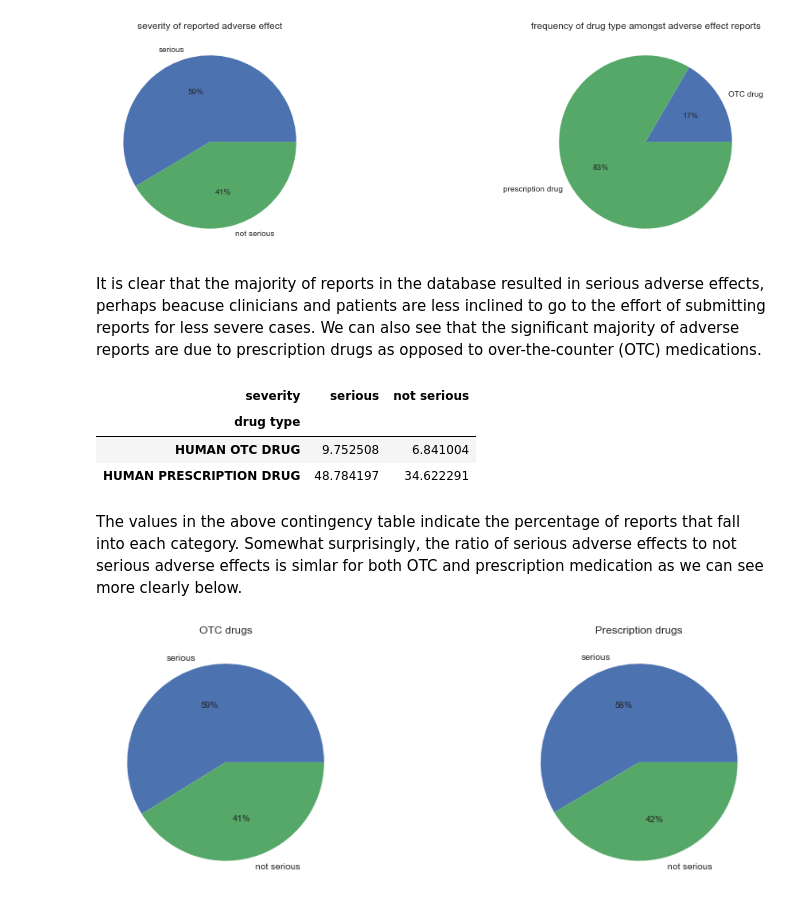
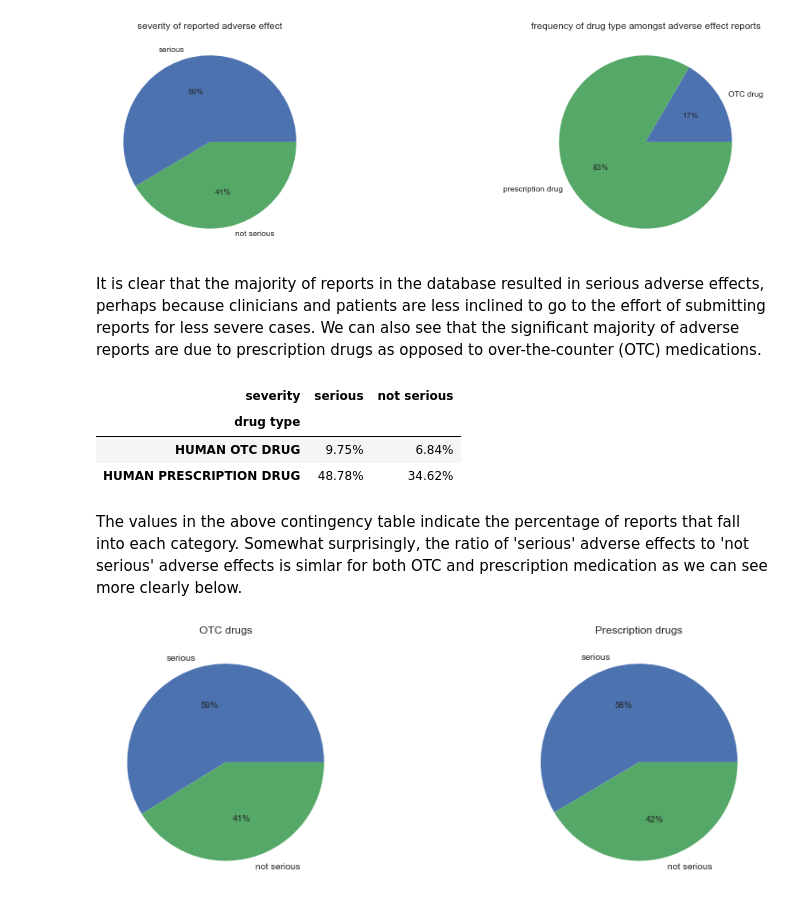
Before and after one commit to ambevan/OpenFDA_Case_Study, a Jupyter notebook: Exploring_OpenFDA_Adverse_Reactions.ipynb, the cells around one changed output. Cells and saved outputs as stored; diff of their text form; code cells hidden in the pictures.

```diff
--- a/Exploring_OpenFDA_Adverse_Reactions.ipynb
+++ b/Exploring_OpenFDA_Adverse_Reactions.ipynb
@@ -175,15 +179,15 @@ ax2.set_ylabel('');
 # %% [output]
 [figure]
 # %% [markdown]
-It is clear that the majority of reports in the database resulted in serious adverse effects, perhaps beacuse clinicians and patients are less inclined to go to the effort of submitting reports for less severe cases. We can also see that the significant majority of adverse reports are due to prescription drugs as opposed to over-the-counter (OTC) medications.
+It is clear that the majority of reports in the database resulted in serious adverse effects, perhaps because clinicians and patients are less inclined to go to the effort of submitting reports for less severe cases. We can also see that the significant majority of adverse reports are due to prescription drugs as opposed to over-the-counter (OTC) medications.
-# %%
-cont_table
-# %% [output]
-| severity | serious | not serious |
-| drug type |  |  |
-| HUMAN OTC DRUG | 9.752508 | 6.841004 |
-| HUMAN PRESCRIPTION DRUG | 48.784197 | 34.622291 |
+# %%
+cont_table.style.format("{0:.2f}%")
+# %% [output]
+| severity | serious | not serious |
+| drug type |  |  |
+| HUMAN OTC DRUG | 9.75% | 6.84% |
+| HUMAN PRESCRIPTION DRUG | 48.78% | 34.62% |
 # %% [markdown]
-The values in the above contingency table indicate the percentage of reports that fall into each category. Somewhat surprisingly, the ratio of serious adverse effects to not serious adverse effects is simlar for both OTC and prescription medication as we can see more clearly below.
+The values in the above contingency table indicate the percentage of reports that fall into each category. Somewhat surprisingly, the ratio of 'serious' adverse effects to 'not serious' adverse effects is simlar for both OTC and prescription medication as we can see more clearly below.
 # %%
 # construct pie charts to show relative frequency of seriousness
```
Also changed, not shown: parts of 14 cells of this notebook, 6 other files.
